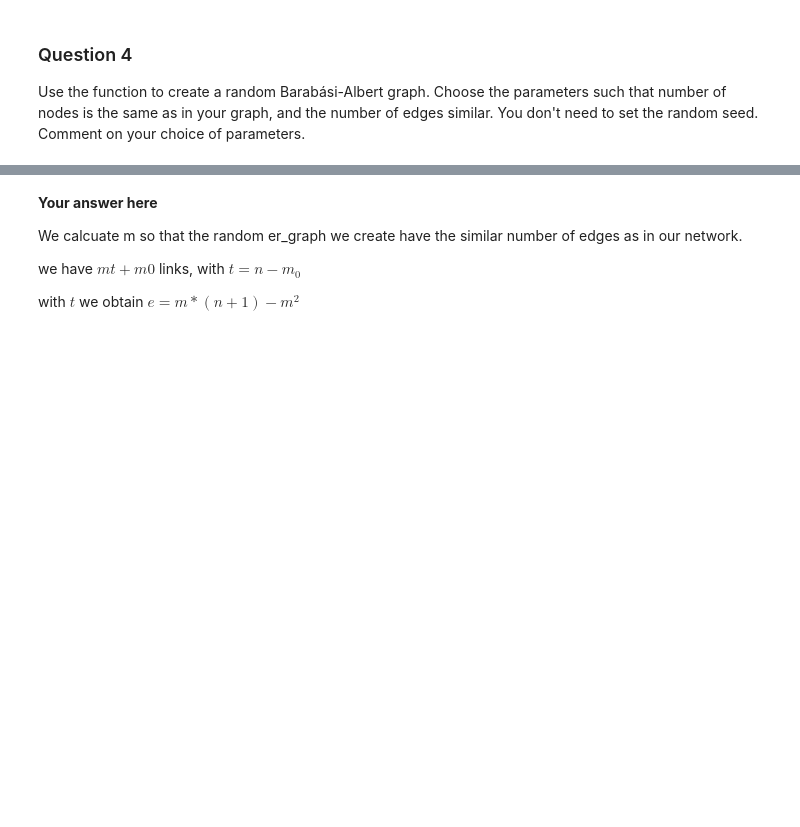
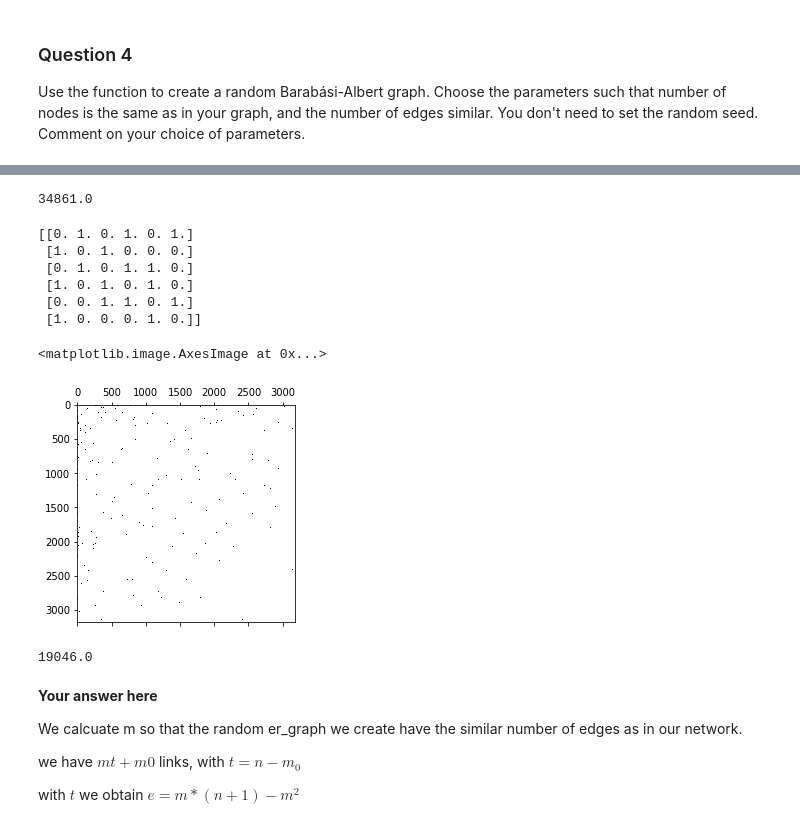
Before and after one commit to rusucosmin/ntp, a Jupyter notebook: 2_network_models.ipynb, the cells around one changed output, grey strips where cells are left out. Drawn from its saved outputs; the diff is of its cells as text; code cells hidden in the pictures; blank space fills up the shorter version.

```diff
--- a/2_network_models.ipynb
+++ b/2_network_models.ipynb
@@ -144,14 +163,26 @@ def barabasi_albert(n, m, seed=None, m_0 = None):
 
     # Initial connected network
     adjacency = np.zeros((n,n))
+
+
+
     adjacency[:m_0, :m_0] = erdos_renyi(m_0, 1./m_0 , seed)
+    #Should it also be connected ??
+    for i in range(m_0-1):
+        adjacency[i, i+1] = 1;
+        adjacency[i+1, i] = 1;
+
+    print (adjacency[:m_0, :m_0])
 
     #make sure we have at least one link per node
+
+    '''
     for i in range(m_0):
         if np.where(adjacency[i, :m_0-i] == 0, 0, 1).sum() == 0:
                 position = np.random.randint(0, m_0)
                 adjacency[i, position] = 1
                 adjacency[position, i] = 1
+    '''
 
     #iterate:
     for i in range(m_0, n):
@@ -186,13 +243,26 @@ plt.spy(ba_graph)
 # %%
 ba_graph.sum()/2
+# %% [output]
+34861.0
 # %%
 # Your code here.
 #mt + m0 links -> t= n-m_0 m*(n-m)+m -> m*n-m*m+m -> m*(n+1)-m**2
 # e = m*(n+1)-m**2
-ba_graph = barabasi_albert(n_nodes, 100, m_0=780)
+ba_graph = barabasi_albert(n_nodes, 6)
 plt.spy(ba_graph)
+# %% [output]
+[[0. 1. 0. 1. 0. 1.]
+ [1. 0. 1. 0. 0. 0.]
+ [0. 1. 0. 1. 1. 0.]
+ [1. 0. 1. 0. 1. 0.]
+ [0. 0. 1. 1. 0. 1.]
+ [1. 0. 0. 0. 1. 0.]]
+<matplotlib.image.AxesImage at 0x...>
+[figure, added]
 # %%
 ba_graph.sum()/2
+# %% [output]
+19046.0
 # %% [markdown]
 **Your answer here**
 
```
Also changed, not shown: parts of 29 cells of this notebook, 1 other file.
